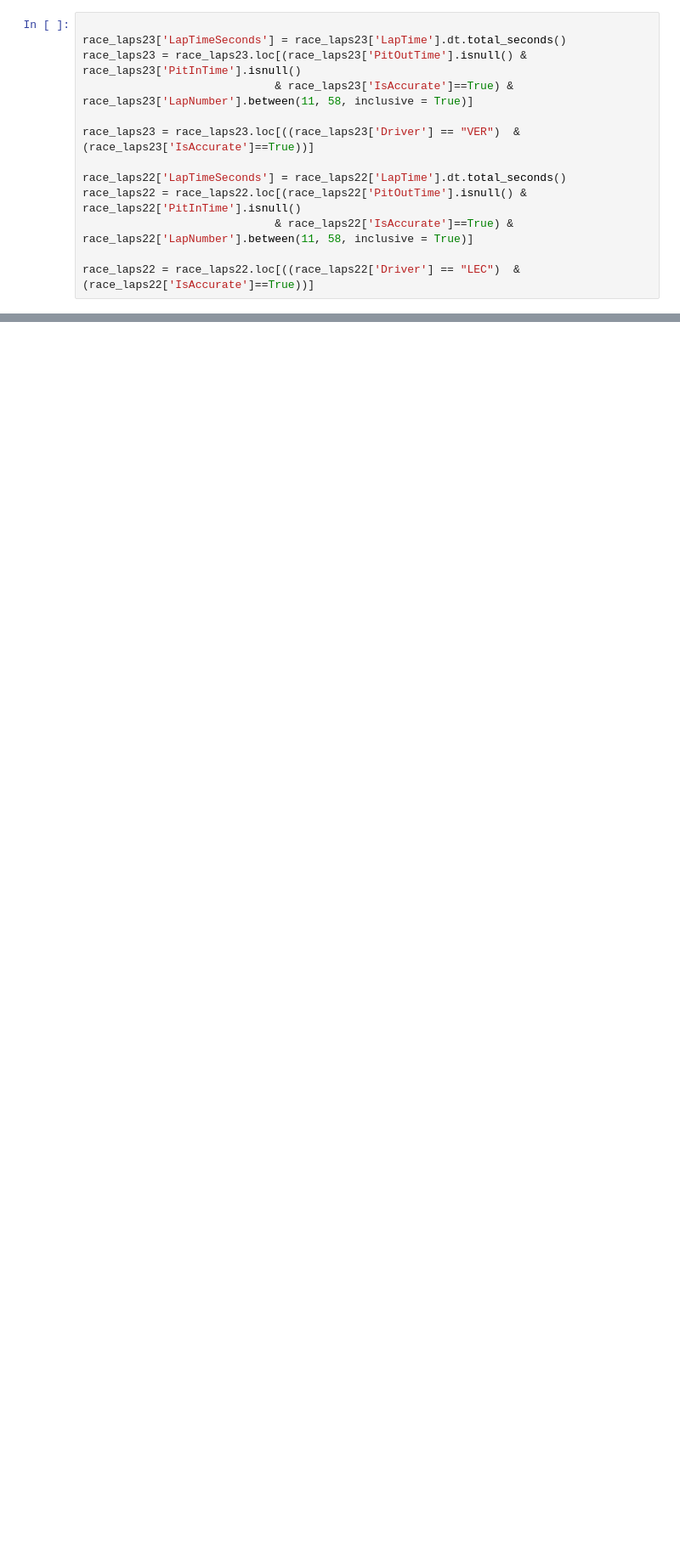
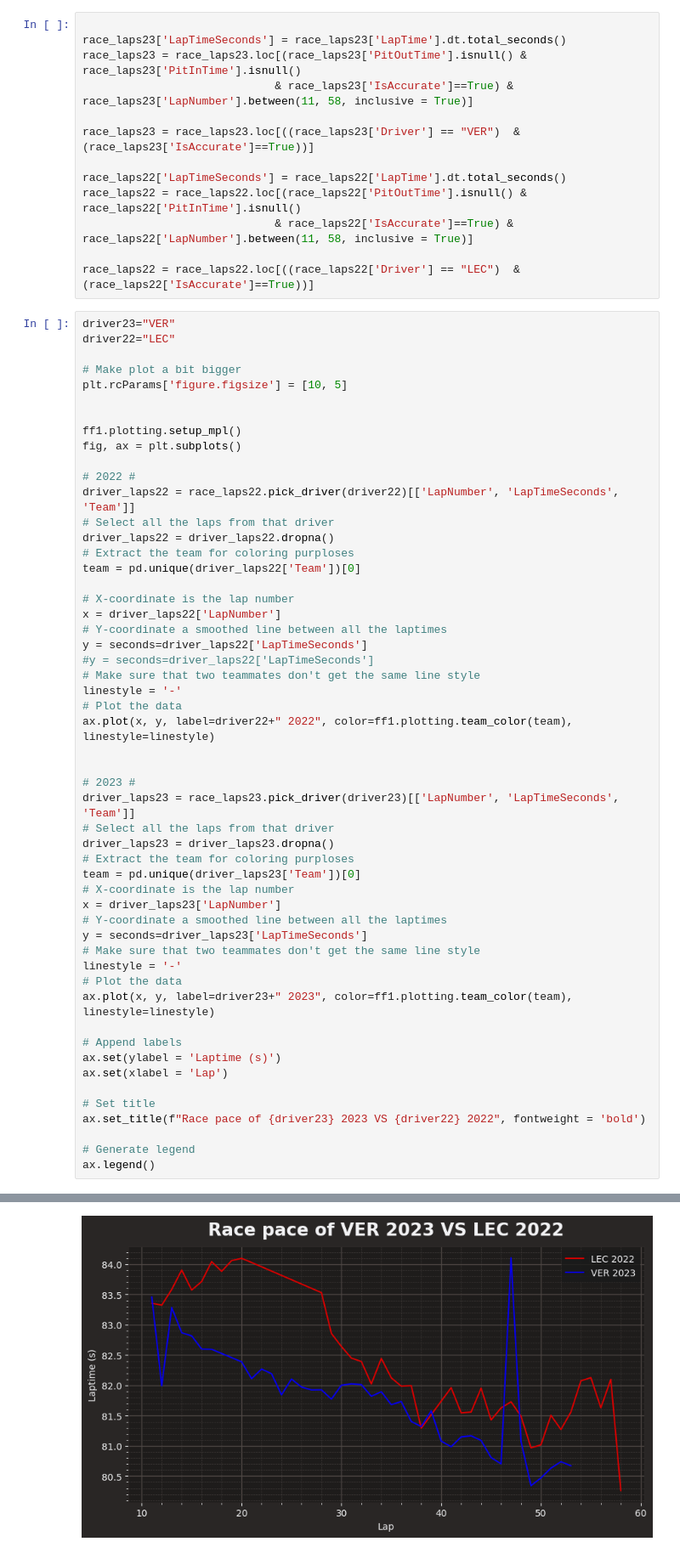
Before and after one commit to Rick8998/Australia2023F1, a Jupyter notebook: SessionAnalysis/telemetry22_23.ipynb, the cells around one changed output, grey strips where cells are left out. Shown at 85% size. Saved outputs shown, nothing was run; the diff lists cells and outputs as text; blank space fills up the shorter version.

```diff
--- a/SessionAnalysis/telemetry22_23.ipynb
+++ b/SessionAnalysis/telemetry22_23.ipynb
@@ -150,3 +150,57 @@ race_laps22 = race_laps22.loc[(race_laps22['PitOutTime'].isnull() & race_laps22[
                              & race_laps22['IsAccurate']==True) & race_laps22['LapNumber'].between(11, 58, inclusive = True)]
 
 race_laps22 = race_laps22.loc[((race_laps22['Driver'] == "LEC")  & (race_laps22['IsAccurate']==True))]
+# %%
+driver23="VER"
+driver22="LEC"
+
+# Make plot a bit bigger
+plt.rcParams['figure.figsize'] = [10, 5]
+
+
+ff1.plotting.setup_mpl()
+fig, ax = plt.subplots()
+
+# 2022 #
+driver_laps22 = race_laps22.pick_driver(driver22)[['LapNumber', 'LapTimeSeconds', 'Team']]
+# Select all the laps from that driver
+driver_laps22 = driver_laps22.dropna()
+# Extract the team for coloring purploses
+team = pd.unique(driver_laps22['Team'])[0]
+
+# X-coordinate is the lap number
+x = driver_laps22['LapNumber']
+# Y-coordinate a smoothed line between all the laptimes
+y = seconds=driver_laps22['LapTimeSeconds']
+#y = seconds=driver_laps22['LapTimeSeconds']
+# Make sure that two teammates don't get the same line style
+linestyle = '-'
+# Plot the data
+ax.plot(x, y, label=driver22+" 2022", color=ff1.plotting.team_color(team), linestyle=linestyle)
+
+
+# 2023 #
+driver_laps23 = race_laps23.pick_driver(driver23)[['LapNumber', 'LapTimeSeconds', 'Team']]
+# Select all the laps from that driver
+driver_laps23 = driver_laps23.dropna()
+# Extract the team for coloring purploses
+team = pd.unique(driver_laps23['Team'])[0]
+# X-coordinate is the lap number
+x = driver_laps23['LapNumber']
+# Y-coordinate a smoothed line between all the laptimes
+y = seconds=driver_laps23['LapTimeSeconds']
+# Make sure that two teammates don't get the same line style
+linestyle = '-'
+# Plot the data
+ax.plot(x, y, label=driver23+" 2023", color=ff1.plotting.team_color(team), linestyle=linestyle)
+
+# Append labels
+ax.set(ylabel = 'Laptime (s)')
+ax.set(xlabel = 'Lap')
+
+# Set title
+ax.set_title(f"Race pace of {driver23} 2023 VS {driver22} 2022", fontweight = 'bold')
+
+# Generate legend
+ax.legend()
+# %% [output]
@@ -153,3 +208,4 @@ race_laps22 = race_laps22.loc[((race_laps22['Driver'] == "LEC")  & (race_laps22[
+[figure, added]
 # %%
 driver23="VER"
 driver22="LEC"
```
Also changed, not shown: parts of 1 cell of this notebook, 2 other files.
